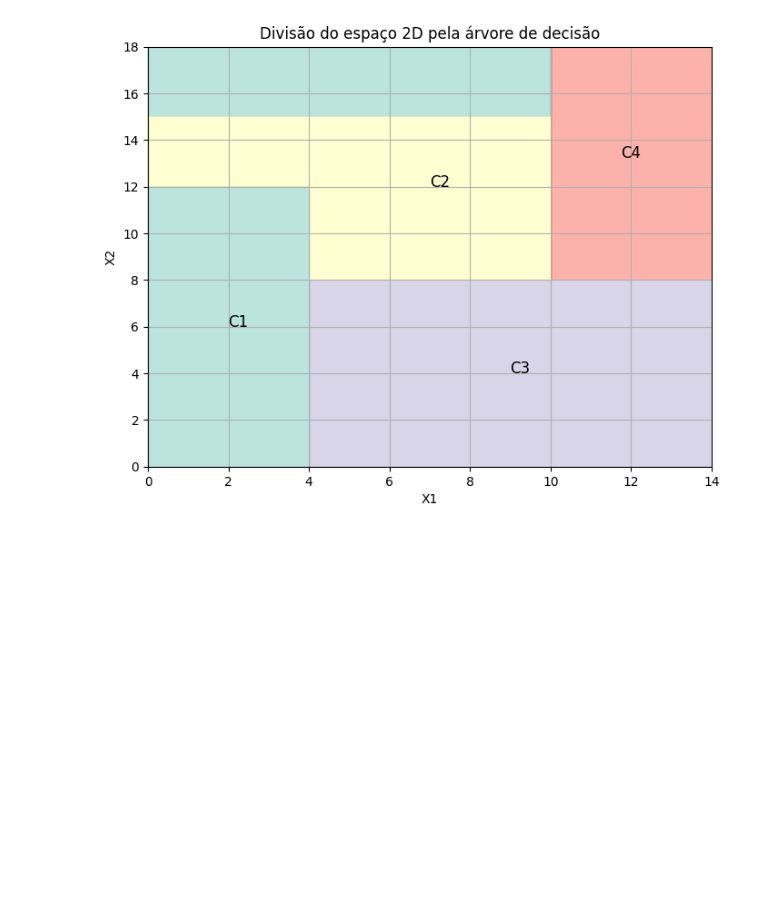
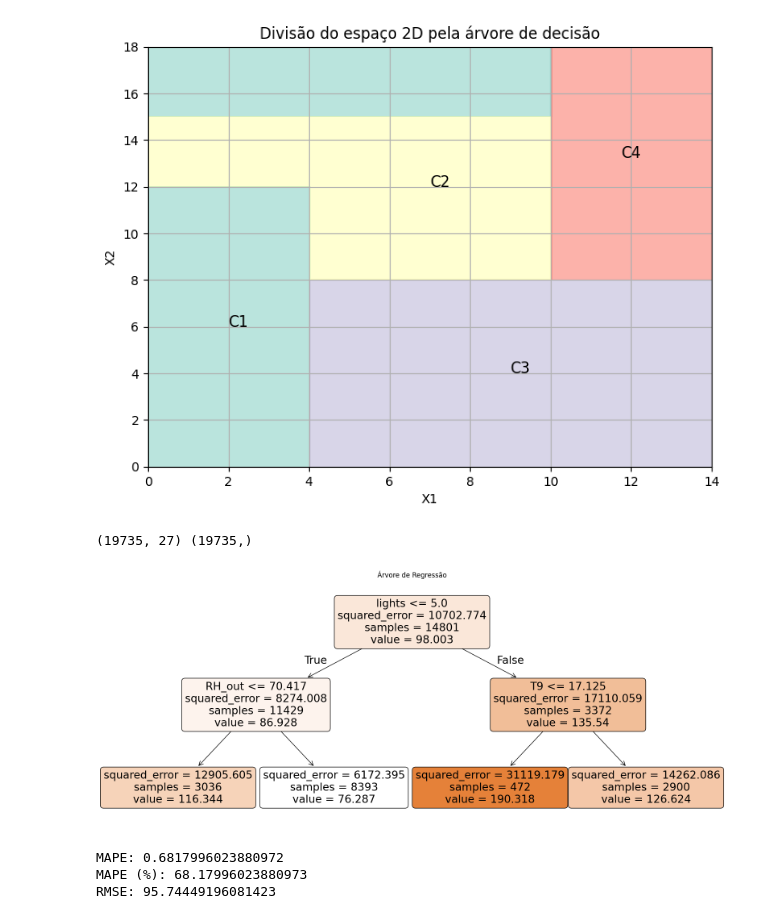
Before and after one commit to guxtaavo/data_mining_work, a Jupyter notebook: app.ipynb, the cells around one changed output. Cells and saved outputs as stored; diff of their text form; code cells hidden in the pictures; blank space fills up the shorter version.

```diff
--- a/app.ipynb
+++ b/app.ipynb
@@ -445,9 +520,57 @@ plt.show()
 # %%
 # Questão 7
 # A)
+from sklearn.model_selection import train_test_split
+from sklearn.tree import DecisionTreeRegressor
+from sklearn.tree import plot_tree
+
+path_db = pathlib.Path().absolute() / 'db' / 'appliances_energy_prediction' / 'energydata_complete.csv'
+df = pd.read_csv(path_db)
+
+# df.head()
+
+X = df.drop(columns=["Appliances", "date"])  # atributos
+y = df["Appliances"]                         # rótulo
+print(X.shape, y.shape)
+
+X_train, X_test, y_train, y_test = train_test_split(
+    X, y,
+    test_size=0.25,   # 25% para avaliação
+    random_state=42,
+    shuffle=True
+)
+
+reg = DecisionTreeRegressor(max_depth=2, random_state=42)
+reg.fit(X_train, y_train)
+
+plt.figure(figsize=(20, 8))
+plot_tree(
+    reg,
+    feature_names=X.columns,
+    filled=True,
+    rounded=True
+)
+plt.title("Árvore de Regressão")
+plt.show()
+# %% [output]
+(19735, 27) (19735,)
+[figure, added]
 # %%
 # Questão 7
 # B)
+from sklearn.metrics import mean_absolute_percentage_error, root_mean_squared_error
+
+y_pred = reg.predict(X_test)
+mape = mean_absolute_percentage_error(y_test, y_pred)
+print("MAPE:", mape)
+print("MAPE (%):", 100 * mape)
+
+rmse = root_mean_squared_error(y_test, y_pred)
+print("RMSE:", rmse)
+# %% [output]
+MAPE: 0.6817996023880972
+MAPE (%): 68.17996023880973
+RMSE: 95.74449196081423
 # %%
 # Questão 7
 # C)
```
Also changed, not shown: parts of 4 cells of this notebook.
